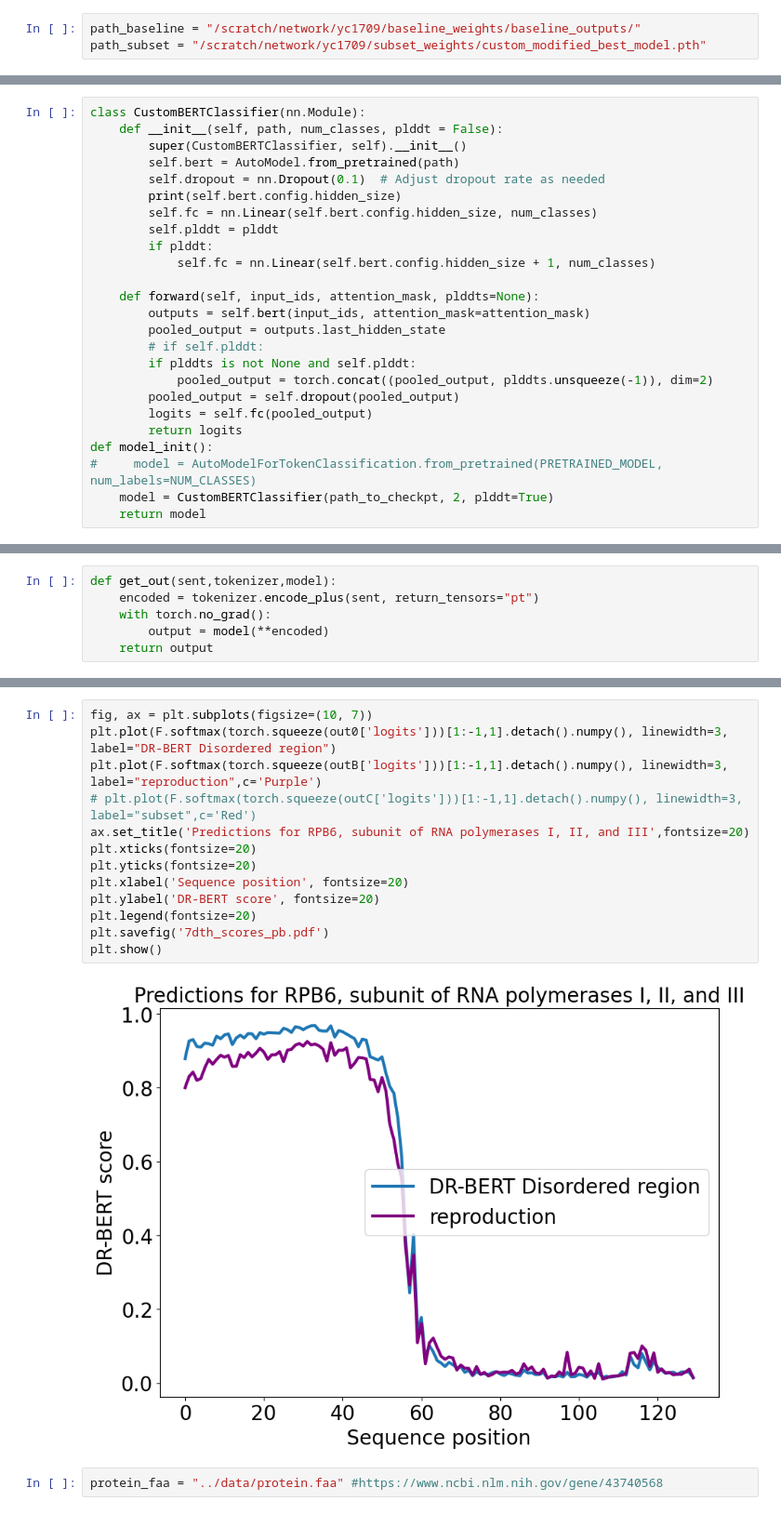
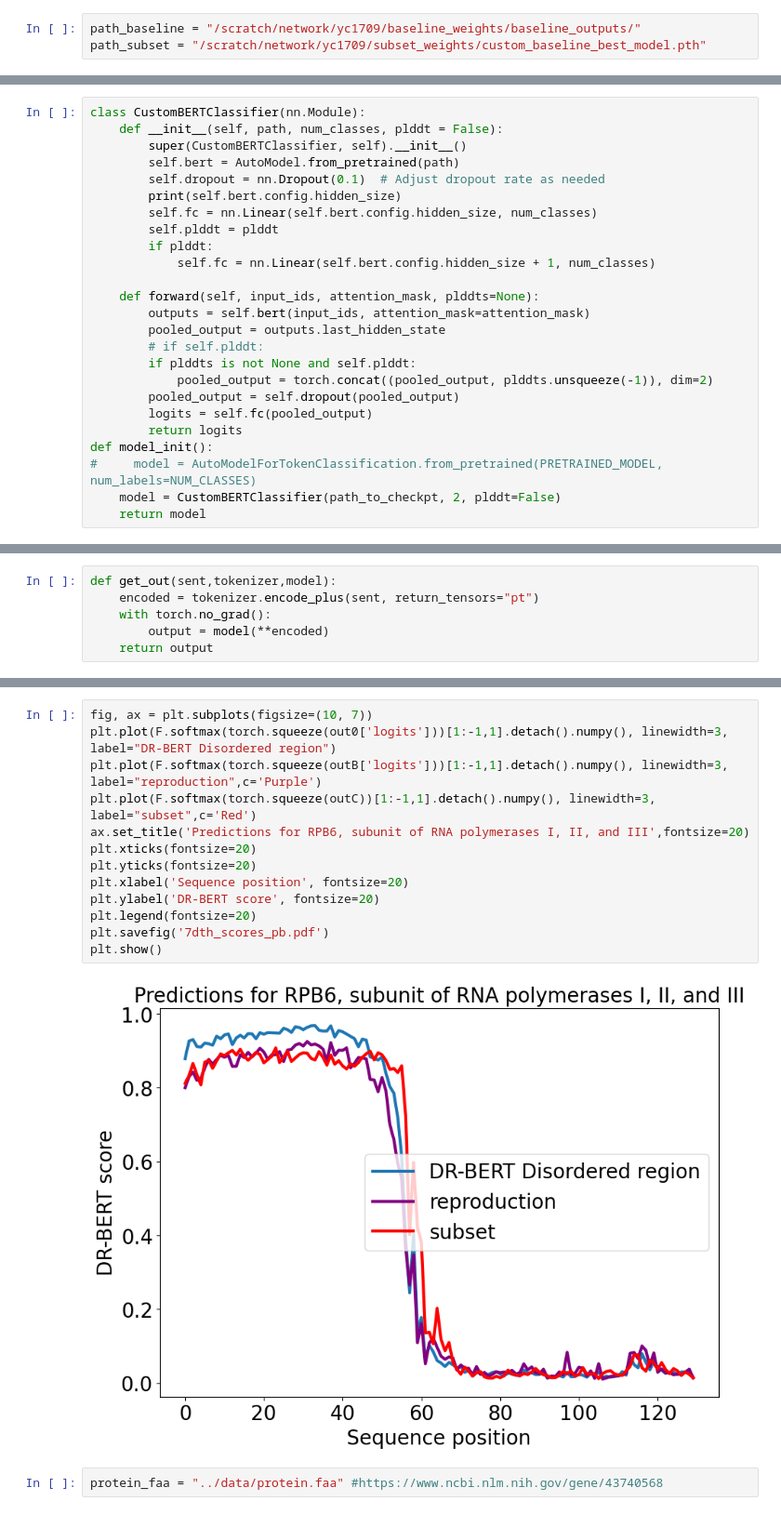
Before and after one commit to eugenechoi2004/COS597N, a Jupyter notebook: dr-bert-folder/project_notebooks/viola_scratch.ipynb, the cells around one changed output, grey strips where cells are left out. Shown: that part at 93% size. Drawn from its saved outputs; the diff is of its cells as text.

```diff
--- a/dr-bert-folder/project_notebooks/viola_scratch.ipynb
+++ b/dr-bert-folder/project_notebooks/viola_scratch.ipynb
@@ -31,7 +31,7 @@ from scipy.special import softmax
 path_to_checkpt = "/scratch/network/yc1709/checkpoint-final/"
 # %%
 path_baseline = "/scratch/network/yc1709/baseline_weights/baseline_outputs/"
-path_subset = "/scratch/network/yc1709/subset_weights/custom_modified_best_model.pth"
+path_subset = "/scratch/network/yc1709/subset_weights/custom_baseline_best_model.pth"
 # %%
 tokenizer = AutoTokenizer.from_pretrained(path_to_checkpt)
 model = AutoModelForTokenClassification.from_pretrained(path_to_checkpt)
@@ -66,7 +66,7 @@ class CustomBERTClassifier(nn.Module):
         return logits
 def model_init():
 #     model = AutoModelForTokenClassification.from_pretrained(PRETRAINED_MODEL, num_labels=NUM_CLASSES)
-    model = CustomBERTClassifier(path_to_checkpt, 2, plddt=True)
+    model = CustomBERTClassifier(path_to_checkpt, 2, plddt=False)
     return model
 # %%
 subset_model = model_init()
@@ -98,18 +112,18 @@ RuntimeError: mat1 and mat2 shapes cannot be multiplied (132x768 and 769x2)
 # %%
 fig, ax = plt.subplots(figsize=(10, 7))
 plt.plot(F.softmax(torch.squeeze(out0['logits']))[1:-1,1].detach().numpy(), linewidth=3, label="DR-BERT Disordered region")
 plt.plot(F.softmax(torch.squeeze(outB['logits']))[1:-1,1].detach().numpy(), linewidth=3, label="reproduction",c='Purple')
-# plt.plot(F.softmax(torch.squeeze(outC['logits']))[1:-1,1].detach().numpy(), linewidth=3, label="subset",c='Red')
+plt.plot(F.softmax(torch.squeeze(outC))[1:-1,1].detach().numpy(), linewidth=3, label="subset",c='Red')
 ax.set_title('Predictions for RPB6, subunit of RNA polymerases I, II, and III',fontsize=20)
 plt.xticks(fontsize=20)
 plt.yticks(fontsize=20)
 plt.xlabel('Sequence position', fontsize=20)
 plt.ylabel('DR-BERT score', fontsize=20)
 plt.legend(fontsize=20)
 plt.savefig('7dth_scores_pb.pdf')
 plt.show()
 # %% [output]
-[figure, old version]
+[figure, new version]
 # %%
 protein_faa = "../data/protein.faa" #https://www.ncbi.nlm.nih.gov/gene/43740568
 # %%
```
Also changed, not shown: parts of 20 cells of this notebook.
